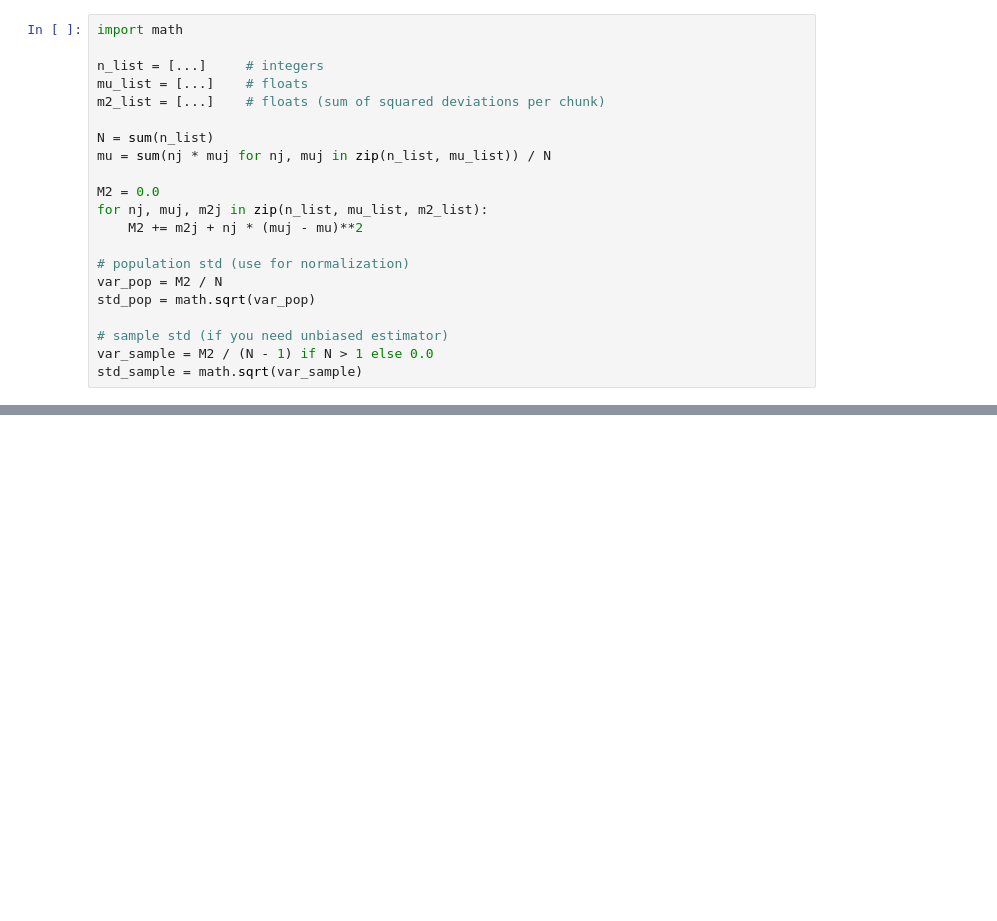
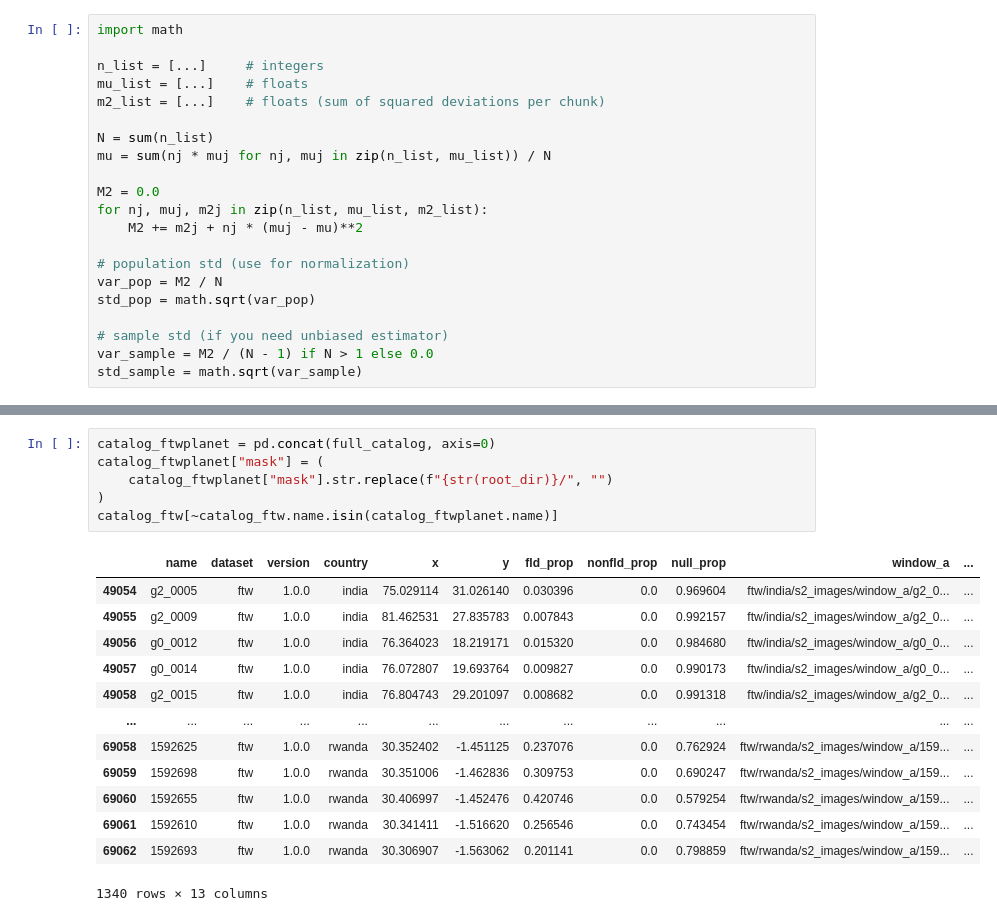
Before and after one commit to agroimpacts/ftw-mappingafrica-integration, a Jupyter notebook: notebooks/label-prep.ipynb, the cells around one changed output, grey strips where cells are left out. Saved outputs shown, nothing was run; the diff lists cells and outputs as text; blank space fills up the shorter version.

```diff
--- a/notebooks/label-prep.ipynb
+++ b/notebooks/label-prep.ipynb
@@ -928,0 +1121,20 @@ std_sample = math.sqrt(var_sample)
+# %%
+catalog_ftwplanet = pd.concat(full_catalog, axis=0)
+catalog_ftwplanet["mask"] = (
+    catalog_ftwplanet["mask"].str.replace(f"{str(root_dir)}/", "")
+)
+catalog_ftw[~catalog_ftw.name.isin(catalog_ftwplanet.name)]
+# %% [output]
+|  | name | dataset | version | country | x | y | fld_prop | nonfld_prop | null_prop | window_a | ... |
+| 49054 | g2_0005 | ftw | 1.0.0 | india | 75.029114 | 31.026140 | 0.030396 | 0.0 | 0.969604 | ftw/india/s2_images/window_a/g2_0... | ... |
+| 49055 | g2_0009 | ftw | 1.0.0 | india | 81.462531 | 27.835783 | 0.007843 | 0.0 | 0.992157 | ftw/india/s2_images/window_a/g2_0... | ... |
+| 49056 | g0_0012 | ftw | 1.0.0 | india | 76.364023 | 18.219171 | 0.015320 | 0.0 | 0.984680 | ftw/india/s2_images/window_a/g0_0... | ... |
+| 49057 | g0_0014 | ftw | 1.0.0 | india | 76.072807 | 19.693764 | 0.009827 | 0.0 | 0.990173 | ftw/india/s2_images/window_a/g0_0... | ... |
+| 49058 | g2_0015 | ftw | 1.0.0 | india | 76.804743 | 29.201097 | 0.008682 | 0.0 | 0.991318 | ftw/india/s2_images/window_a/g2_0... | ... |
+| ... | ... | ... | ... | ... | ... | ... | ... | ... | ... | ... | ... |
+| 69058 | 1592625 | ftw | 1.0.0 | rwanda | 30.352402 | -1.451125 | 0.237076 | 0.0 | 0.762924 | ftw/rwanda/s2_images/window_a/159... | ... |
+| 69059 | 1592698 | ftw | 1.0.0 | rwanda | 30.351006 | -1.462836 | 0.309753 | 0.0 | 0.690247 | ftw/rwanda/s2_images/window_a/159... | ... |
+| 69060 | 1592655 | ftw | 1.0.0 | rwanda | 30.406997 | -1.452476 | 0.420746 | 0.0 | 0.579254 | ftw/rwanda/s2_images/window_a/159... | ... |
+| 69061 | 1592610 | ftw | 1.0.0 | rwanda | 30.341411 | -1.516620 | 0.256546 | 0.0 | 0.743454 | ftw/rwanda/s2_images/window_a/159... | ... |
+| 69062 | 1592693 | ftw | 1.0.0 | rwanda | 30.306907 | -1.563062 | 0.201141 | 0.0 | 0.798859 | ftw/rwanda/s2_images/window_a/159... | ... |
+1340 rows × 13 columns
```
Also changed, not shown: parts of 12 cells of this notebook, 3 other files.
